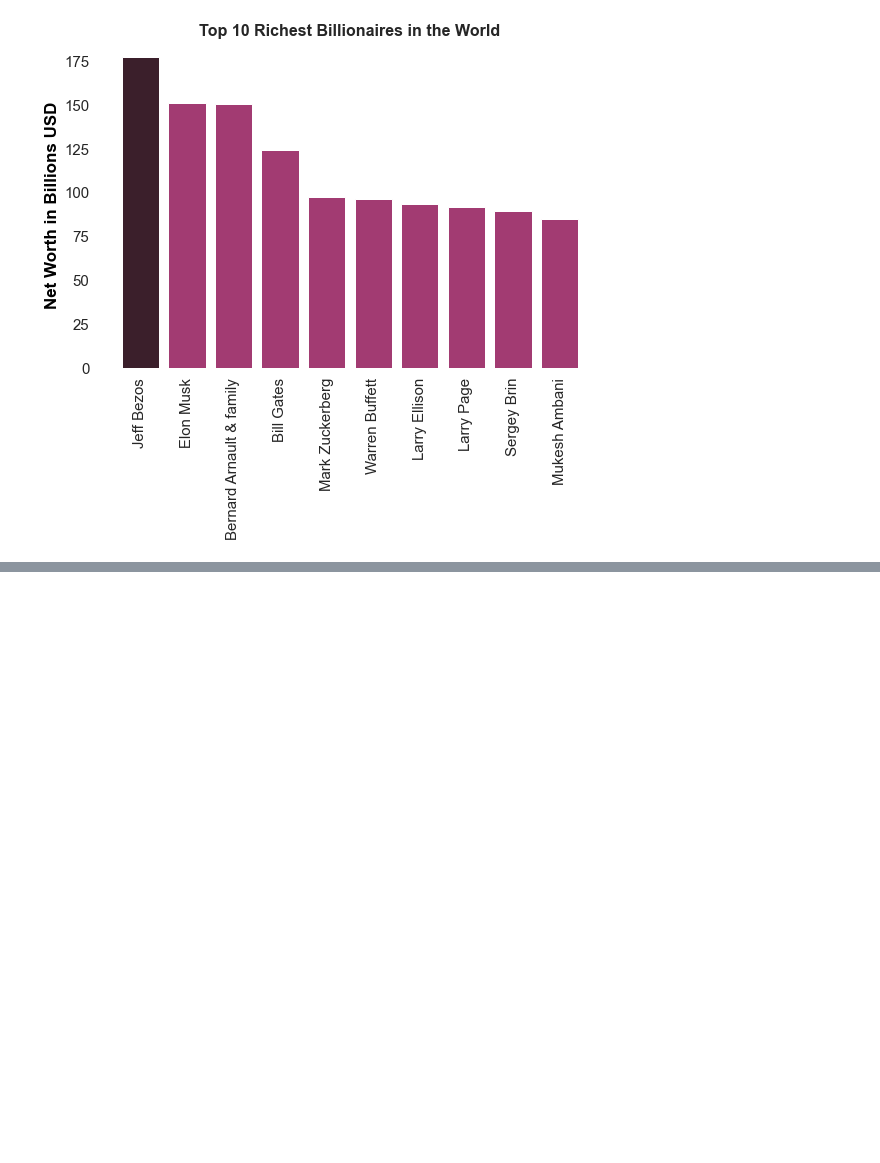
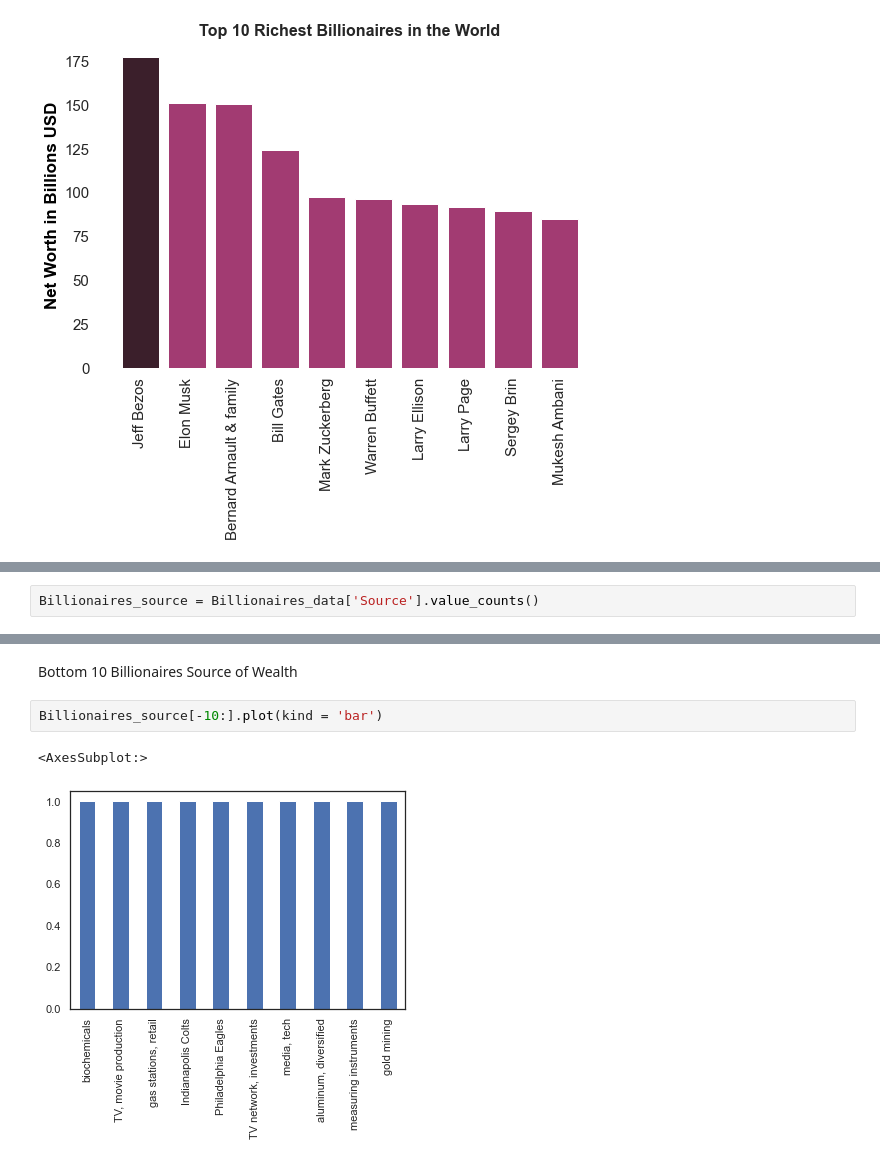
Before and after one commit to Rishiraj-singh7/World-Billionaires, a Jupyter notebook: main.ipynb, the cells around one changed output, grey strips where cells are left out. Drawn from its saved outputs; the diff is of its cells as text; blank space fills up the shorter version.

```diff
--- a/main.ipynb
+++ b/main.ipynb
@@ -284,0 +345,2 @@ plt.show()
+# %%
+Billionaires_source = Billionaires_data['Source'].value_counts()
@@ -284,0 +363,7 @@ plt.show()
+# %% [markdown]
+Bottom 10 Billionaires Source of Wealth
+# %%
+Billionaires_source[-10:].plot(kind = 'bar')
+# %% [output]
+<AxesSubplot:>
+[figure, added]
```
Also changed, not shown: parts of 29 cells of this notebook.
